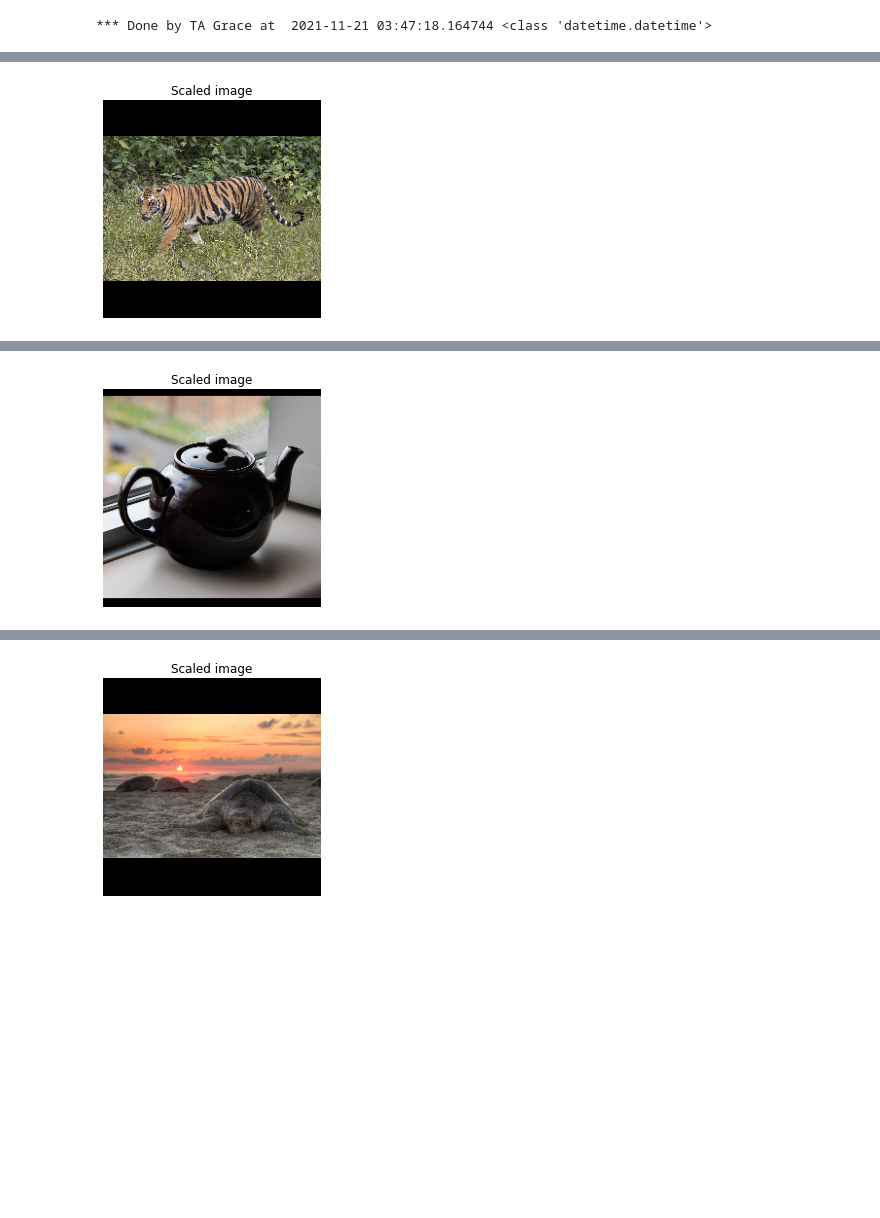
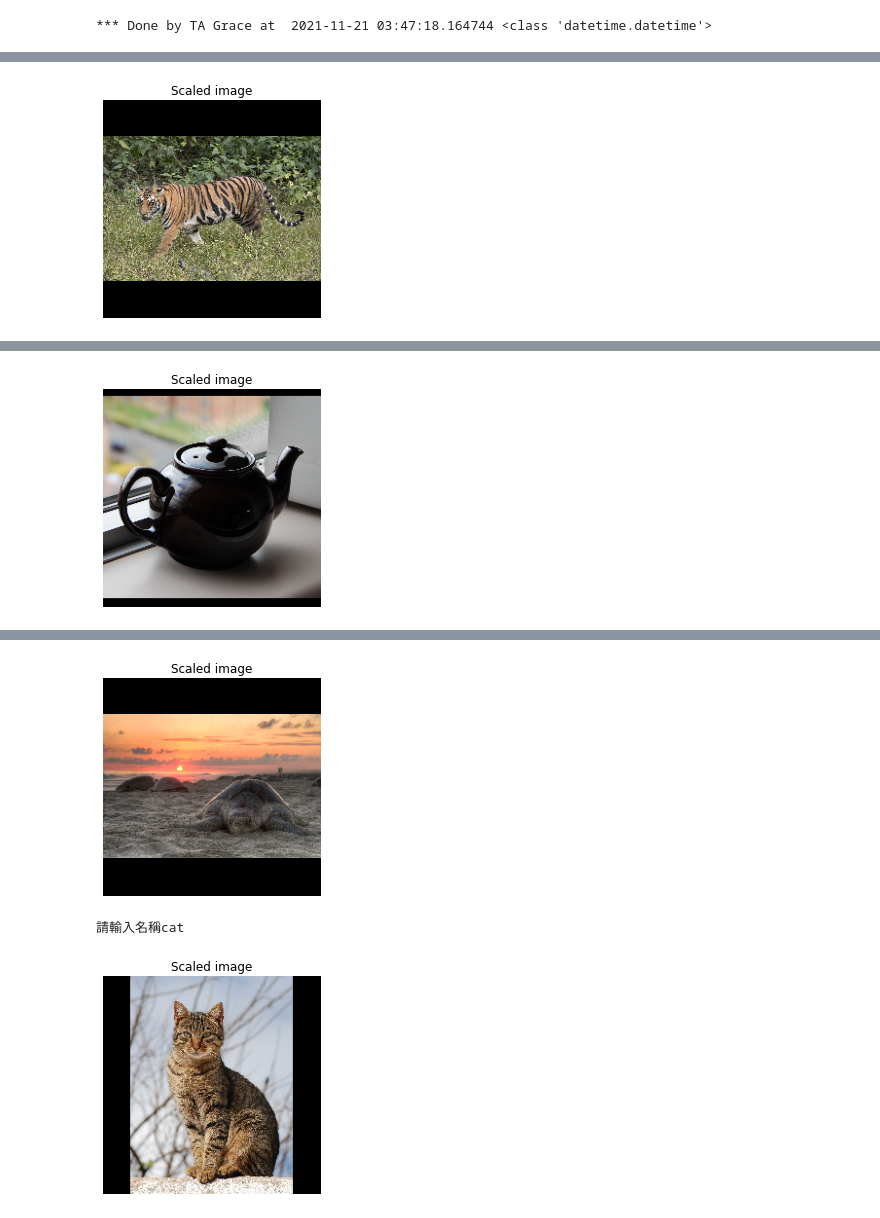
Before and after one commit to imjackyman/ES-Fall2021, a Jupyter notebook: 使用Google_Colab的Python零基礎快速入門教程.ipynb, the cells around one changed output, grey strips where cells are left out. Saved outputs shown, nothing was run; the diff lists cells and outputs as text; code cells hidden in the pictures; blank space fills up the shorter version.

```diff
--- a/使用Google_Colab的Python零基礎快速入門教程.ipynb
+++ b/使用Google_Colab的Python零基礎快速入門教程.ipynb
@@ -683,4 +683,9 @@ image_name = 'turtle'
 img_url = images_for_test_map[image_name]
 image, original_image = load_image(img_url, image_size, dynamic_size, max_dynamic_size)
 show_image(image, 'Scaled image')
+
+image_name = input("請輸入名稱")
+img_url = images_for_test_map[image_name]
+image, original_image = load_image(img_url, image_size, dynamic_size, max_dynamic_size)
+show_image(image, 'Scaled image')
 # %% [output]
@@ -693 +698,3 @@ now = 2021-11-21 04:05:42.430011
 [figure]
+請輸入名稱cat
+[figure, added]
```
Also changed, not shown: parts of 1 cell of this notebook.
